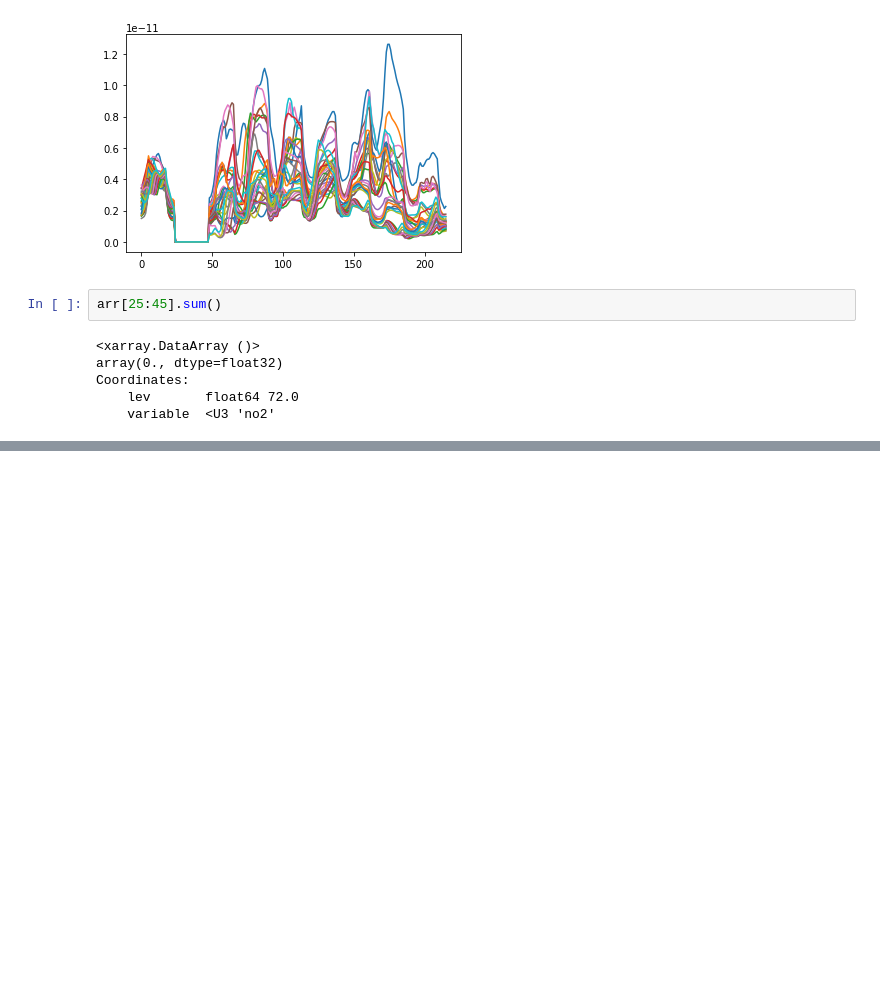
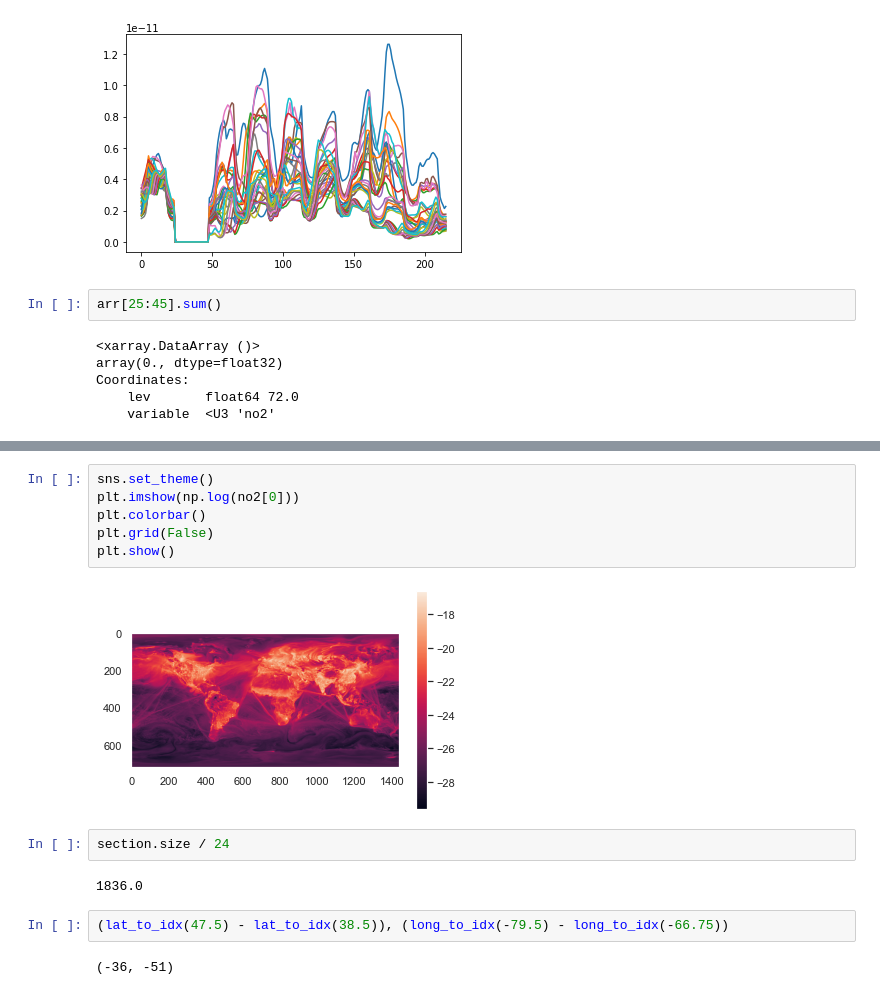
Before and after one commit to AlexTMallen/NASA-GEOS, a Jupyter notebook: download_data.ipynb, the cells around one changed output, grey strips where cells are left out. Cells and saved outputs as stored; diff of their text form; blank space fills up the shorter version.

```diff
--- a/download_data.ipynb
+++ b/download_data.ipynb
@@ -220,0 +319,16 @@ Coordinates:
+# %%
+sns.set_theme()
+plt.imshow(np.log(no2[0]))
+plt.colorbar()
+plt.grid(False)
+plt.show()
+# %% [output]
+[figure, added]
+# %%
+section.size / 24
+# %% [output]
+1836.0
+# %%
+(lat_to_idx(47.5) - lat_to_idx(38.5)), (long_to_idx(-79.5) - long_to_idx(-66.75))
+# %% [output]
+(-36, -51)
```
Also changed, not shown: parts of 8 cells of this notebook, 1 other file.
